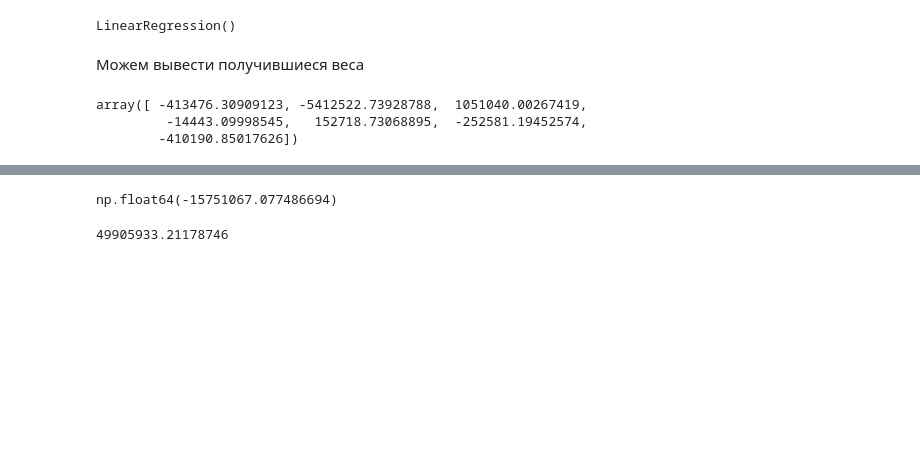
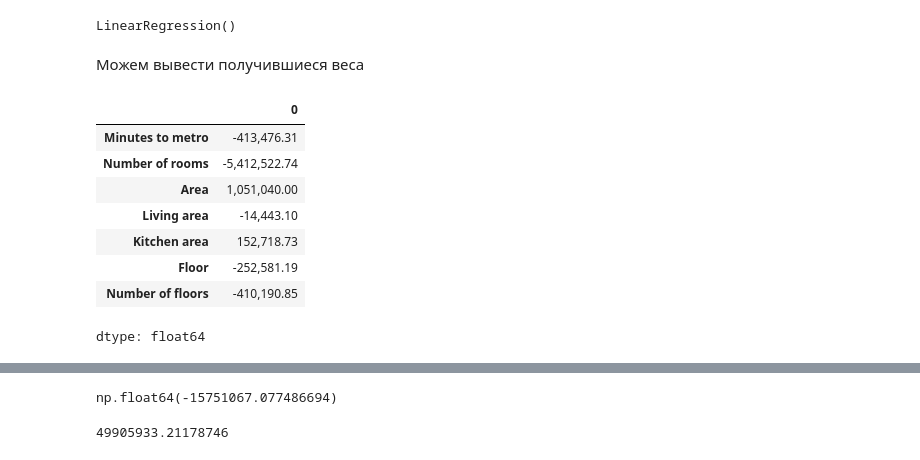
Before and after one commit to evgpat/ml_basics_course, a Jupyter notebook: lesson_02/02_Семинар_Задача_предсказания_стоимости_квартиры.ipynb, the cells around one changed output, grey strips where cells are left out. Cells and saved outputs as stored; diff of their text form; code cells hidden in the pictures; blank space fills up the shorter version.

```diff
--- a/lesson_02/02_Семинар_Задача_предсказания_стоимости_квартиры.ipynb
+++ b/lesson_02/02_Семинар_Задача_предсказания_стоимости_квартиры.ipynb
@@ -724,8 +799,14 @@ LinearRegression()
 # %% [markdown]
 Можем вывести получившиеся веса
 # %%
-lr.coef_
+pd.Series(lr.coef_, index=X.columns)
 # %% [output]
+|  | 0 |
+| Minutes to metro | -413,476.31 |
+| Number of rooms | -5,412,522.74 |
+| Area | 1,051,040.00 |
+| Living area | -14,443.10 |
+| Kitchen area | 152,718.73 |
+| Floor | -252,581.19 |
+| Number of floors | -410,190.85 |
-array([ -413476.30909123, -5412522.73928788,  1051040.00267419,
-         -14443.09998545,   152718.73068895,  -252581.19452574,
-        -410190.85017626])
+dtype: float64
```
Also changed, not shown: parts of 50 cells of this notebook, 2 other files.
